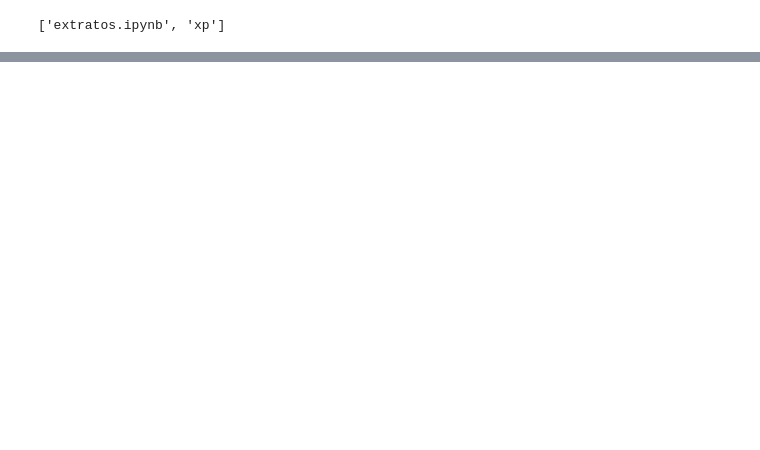
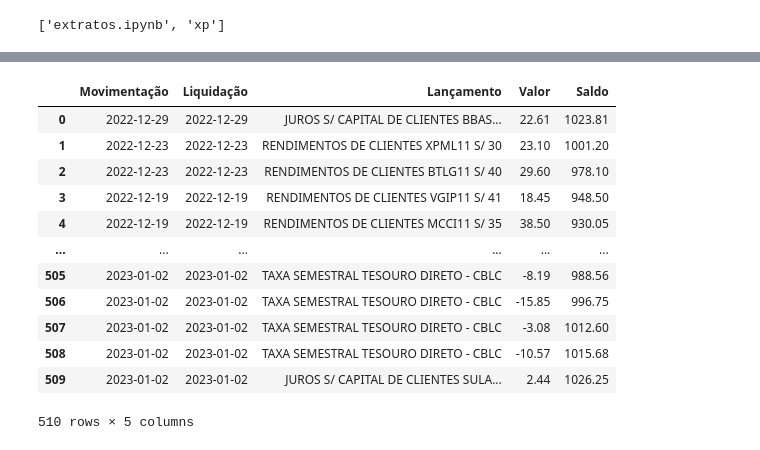
Before and after one commit to GuilherLRO/finance-tools, a Jupyter notebook: investiments_transactions_extract/extratos.ipynb, the cells around one changed output, grey strips where cells are left out. Cells and saved outputs as stored; diff of their text form; code cells hidden in the pictures; blank space fills up the shorter version.

```diff
--- a/investiments_transactions_extract/extratos.ipynb
+++ b/investiments_transactions_extract/extratos.ipynb
@@ -54,6 +55,22 @@ for file in xp_list:
                         'Saldo': row_data[5]}
             # append dict data to dataframe
         df = pd.concat([df, pd.DataFrame(data_dict, index=[0])], ignore_index=True)
+# %%
+df
+# %% [output]
+|  | Movimentação | Liquidação | Lançamento | Valor | Saldo |
+| 0 | 2022-12-29 | 2022-12-29 | JUROS S/ CAPITAL DE CLIENTES BBAS... | 22.61 | 1023.81 |
+| 1 | 2022-12-23 | 2022-12-23 | RENDIMENTOS DE CLIENTES XPML11 S/ 30 | 23.10 | 1001.20 |
+| 2 | 2022-12-23 | 2022-12-23 | RENDIMENTOS DE CLIENTES BTLG11 S/ 40 | 29.60 | 978.10 |
+| 3 | 2022-12-19 | 2022-12-19 | RENDIMENTOS DE CLIENTES VGIP11 S/ 41 | 18.45 | 948.50 |
+| 4 | 2022-12-19 | 2022-12-19 | RENDIMENTOS DE CLIENTES MCCI11 S/ 35 | 38.50 | 930.05 |
+| ... | ... | ... | ... | ... | ... |
+| 505 | 2023-01-02 | 2023-01-02 | TAXA SEMESTRAL TESOURO DIRETO - CBLC | -8.19 | 988.56 |
+| 506 | 2023-01-02 | 2023-01-02 | TAXA SEMESTRAL TESOURO DIRETO - CBLC | -15.85 | 996.75 |
+| 507 | 2023-01-02 | 2023-01-02 | TAXA SEMESTRAL TESOURO DIRETO - CBLC | -3.08 | 1012.60 |
+| 508 | 2023-01-02 | 2023-01-02 | TAXA SEMESTRAL TESOURO DIRETO - CBLC | -10.57 | 1015.68 |
+| 509 | 2023-01-02 | 2023-01-02 | JUROS S/ CAPITAL DE CLIENTES SULA... | 2.44 | 1026.25 |
+510 rows × 5 columns
 # %%
 #adding labels
 def in_out(x):
```
Also changed, not shown: parts of 4 cells of this notebook.
